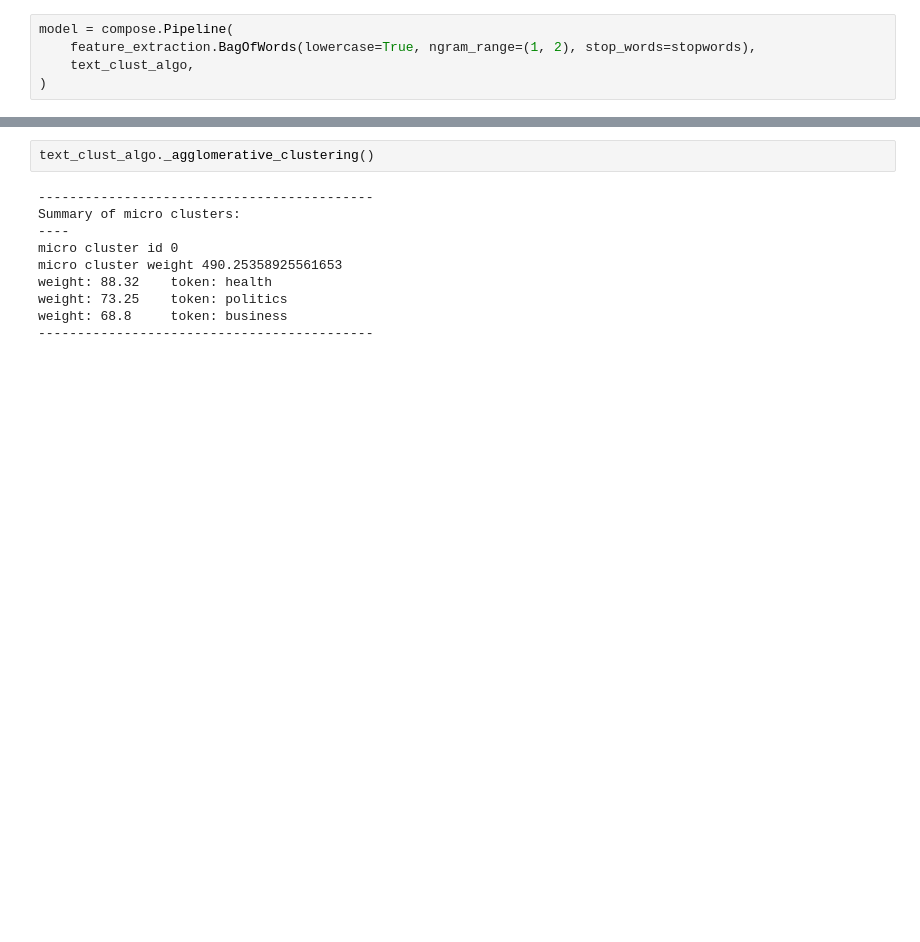
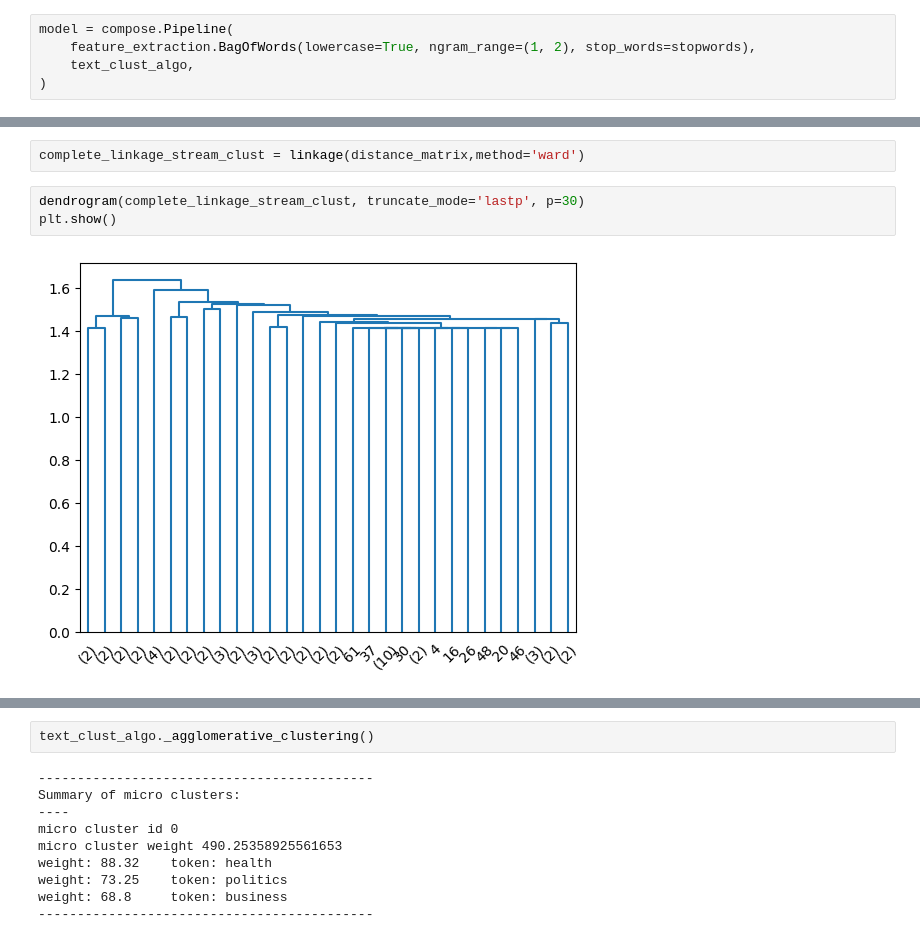
Before and after one commit to lgiesen/social-media-analysis, a Jupyter notebook: simon_stream_clustering.ipynb, the cells around one changed output, grey strips where cells are left out. Cells and saved outputs as stored; diff of their text form; blank space fills up the shorter version.

Commit message:
Alpha_stream_clustering

```diff
--- a/simon_stream_clustering.ipynb
+++ b/simon_stream_clustering.ipynb
@@ -32,0 +78,7 @@ text_clust_algo.showclusters(topn=10,num=20)
+# %%
+complete_linkage_stream_clust = linkage(distance_matrix,method='ward')
+# %%
+dendrogram(complete_linkage_stream_clust, truncate_mode='lastp', p=30)
+plt.show()
+# %% [output]
+[figure, added]
```
Also changed, not shown: parts of 7 cells of this notebook.
